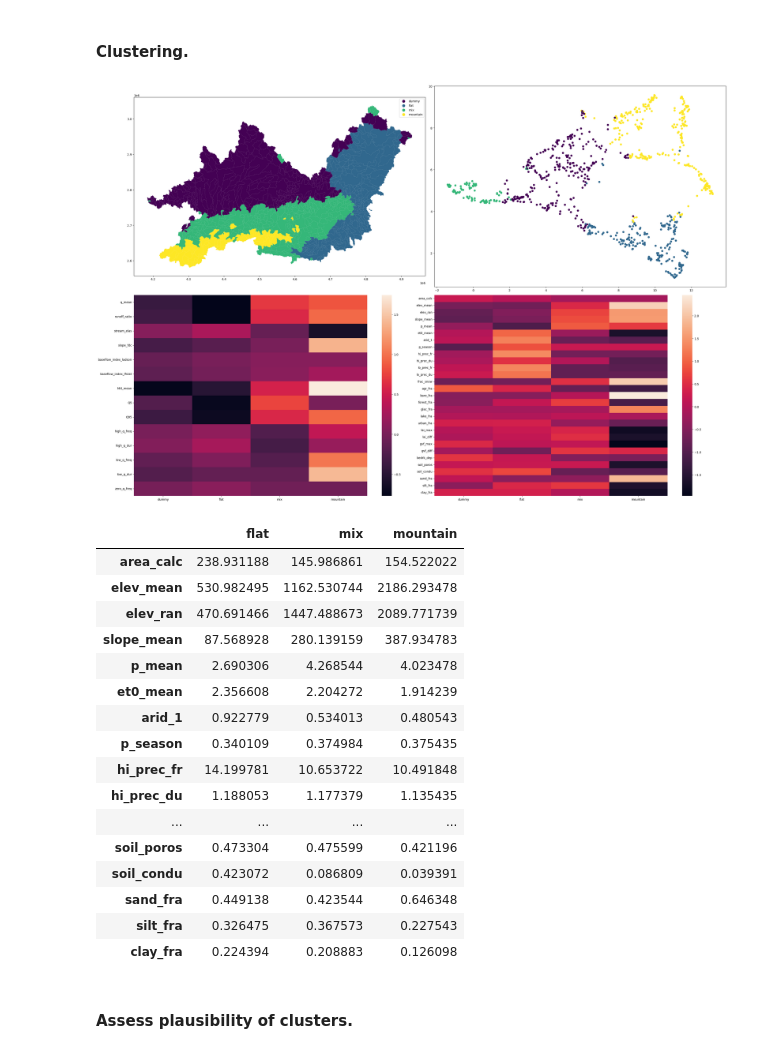
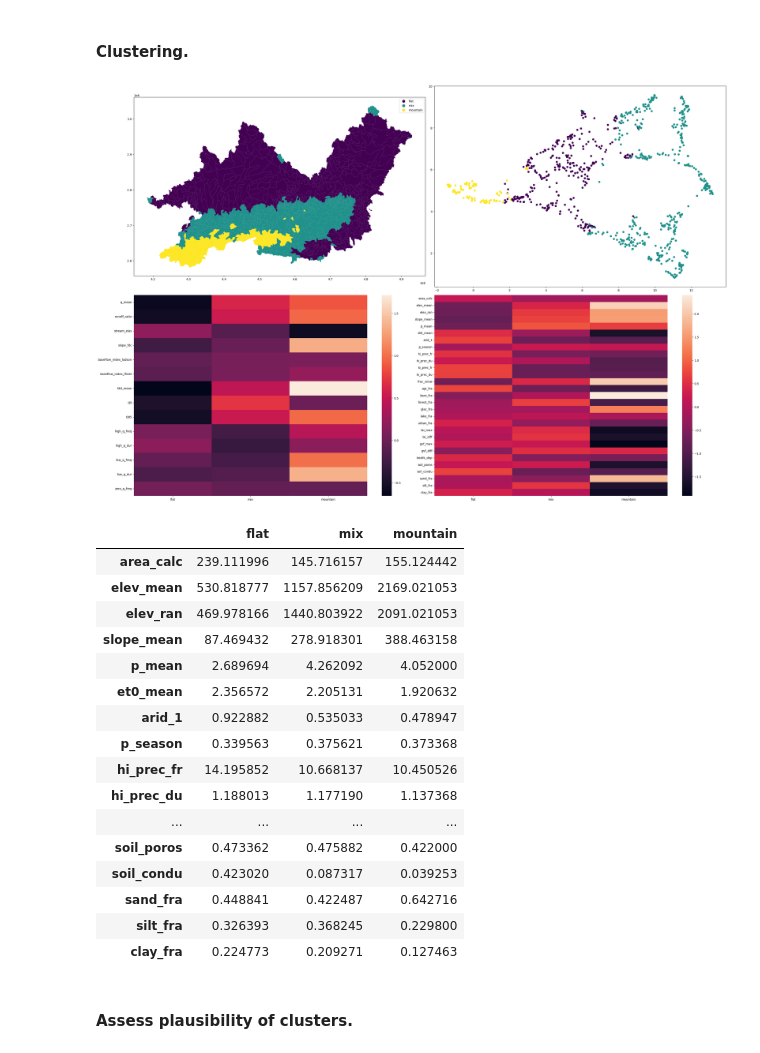
Before and after one commit to tripleUU-U/lamah-ce_lstm, a Jupyter notebook: preprocessing/make_splits.ipynb, the cells around one changed output. Saved outputs shown, nothing was run; the diff lists cells and outputs as text; code cells hidden in the pictures.

```diff
--- a/preprocessing/make_splits.ipynb
+++ b/preprocessing/make_splits.ipynb
@@ -175,7 +159,7 @@ sns.scatterplot(x=mds_attr[:,0], y=mds_attr[:,1], c=kmeans_labels)
 pca = PCA(n_components=0.9, svd_solver="full")
 pca_attributes = pca.fit_transform(picked_attributes)
 # %%
-n_clusters = 4
+n_clusters = 3
 seed =  1277
 
 # KMEANS
@@ -189,7 +173,8 @@ def remap_labels(org_label:int):
         "0": "mix",
         "1": "flat",
         "2": "mountain",
-        "3": "dummy"
+		"3": "dummy1",
+		"4": "dummy2"
     }
 
     return mapping[str(org_label)]
@@ -199,54 +184,54 @@ kmeans_str_labels = kmeans_labels.apply(remap_labels)
 # PLOT
 plot_gdf = no_na_attributes.copy()
 plot_gdf["kmeans_labels"] = kmeans_str_labels
 
 fig, axs = plt.subplots(2,2,figsize=(30,20))
 
 plot_gdf.plot(
     ax=axs[0,0],
     column="kmeans_labels",
     cmap="viridis",
     legend=True)
 
 reducer = umap.UMAP(
     n_components=2,
     n_neighbors=20,
     min_dist=0.1,
     random_state=42
 )
 
 umap2d = reducer.fit_transform(pca_attributes)
 plot_gdf[["UMAP1","UMAP2"]] = umap2d
 
 axs[0,1].scatter(plot_gdf["UMAP1"], plot_gdf["UMAP2"], c=kmeans_labels)
 
 # Plot hy id and attributes in the strata.
 sns.heatmap(ax=axs[1,0],data = scaled_hy_id.groupby(kmeans_str_labels).mean().transpose())
 sns.heatmap(ax=axs[1,1], data = picked_attributes.iloc[:,:34].groupby(kmeans_str_labels).mean().transpose())
 
 plt.tight_layout()
 # %% [output]
-[figure, old version]
+[figure, new version]
 # %%
 numeric_attributes[picked_attributes.columns].groupby(kmeans_str_labels).mean().T
 # %% [output]
 |  | flat | mix | mountain |
-| area_calc | 238.931188 | 145.986861 | 154.522022 |
-| elev_mean | 530.982495 | 1162.530744 | 2186.293478 |
-| elev_ran | 470.691466 | 1447.488673 | 2089.771739 |
-| slope_mean | 87.568928 | 280.139159 | 387.934783 |
-| p_mean | 2.690306 | 4.268544 | 4.023478 |
-| et0_mean | 2.356608 | 2.204272 | 1.914239 |
-| arid_1 | 0.922779 | 0.534013 | 0.480543 |
-| p_season | 0.340109 | 0.374984 | 0.375435 |
-| hi_prec_fr | 14.199781 | 10.653722 | 10.491848 |
-| hi_prec_du | 1.188053 | 1.177379 | 1.135435 |
+| area_calc | 239.111996 | 145.716157 | 155.124442 |
+| elev_mean | 530.818777 | 1157.856209 | 2169.021053 |
+| elev_ran | 469.978166 | 1440.803922 | 2091.021053 |
+| slope_mean | 87.469432 | 278.918301 | 388.463158 |
+| p_mean | 2.689694 | 4.262092 | 4.052000 |
+| et0_mean | 2.356572 | 2.205131 | 1.920632 |
+| arid_1 | 0.922882 | 0.535033 | 0.478947 |
+| p_season | 0.339563 | 0.375621 | 0.373368 |
+| hi_prec_fr | 14.195852 | 10.668137 | 10.450526 |
+| hi_prec_du | 1.188013 | 1.177190 | 1.137368 |
 | ... | ... | ... | ... |
-| soil_poros | 0.473304 | 0.475599 | 0.421196 |
-| soil_condu | 0.423072 | 0.086809 | 0.039391 |
-| sand_fra | 0.449138 | 0.423544 | 0.646348 |
-| silt_fra | 0.326475 | 0.367573 | 0.227543 |
-| clay_fra | 0.224394 | 0.208883 | 0.126098 |
+| soil_poros | 0.473362 | 0.475882 | 0.422000 |
+| soil_condu | 0.423020 | 0.087317 | 0.039253 |
+| sand_fra | 0.448841 | 0.422487 | 0.642716 |
+| silt_fra | 0.326393 | 0.368245 | 0.229800 |
+| clay_fra | 0.224773 | 0.209271 | 0.127463 |
 # %% [markdown]
 #### Assess plausibility of clusters.
 # %%
```
Also changed, not shown: parts of 5 cells of this notebook, 4 other files.
